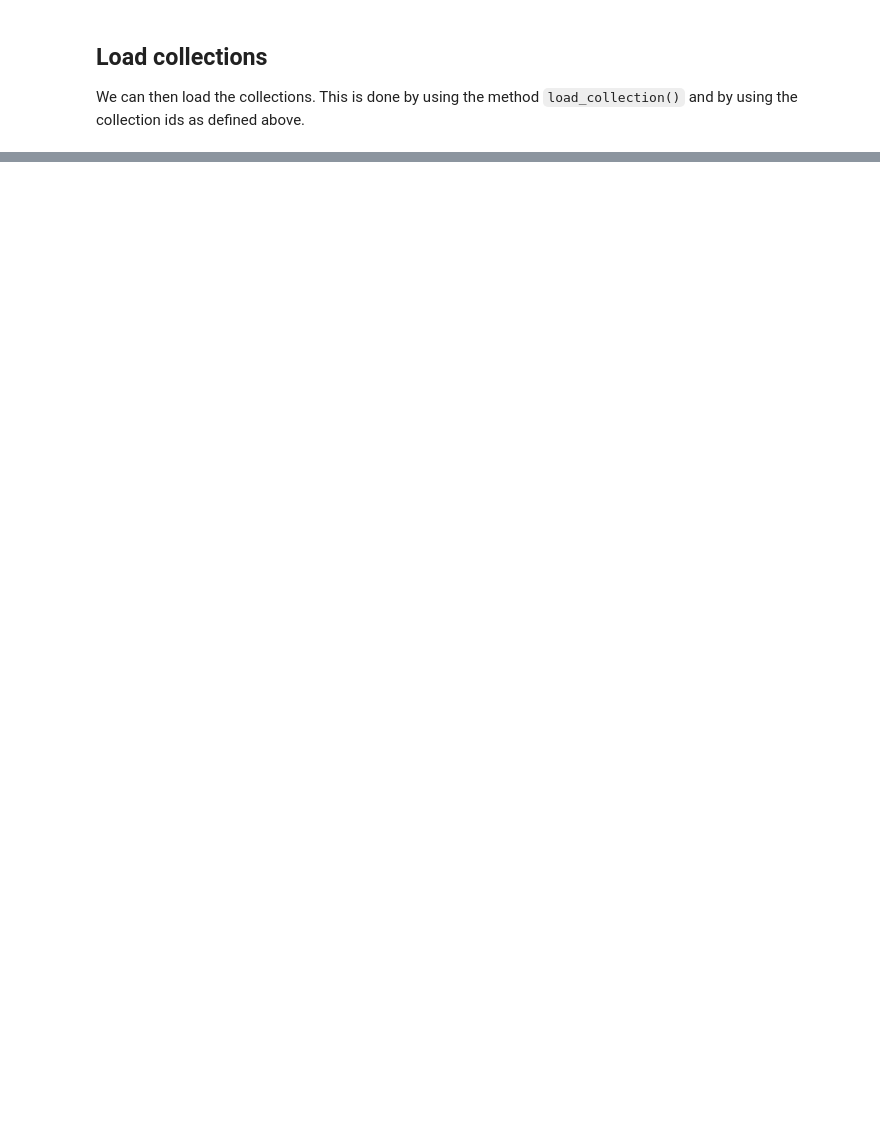
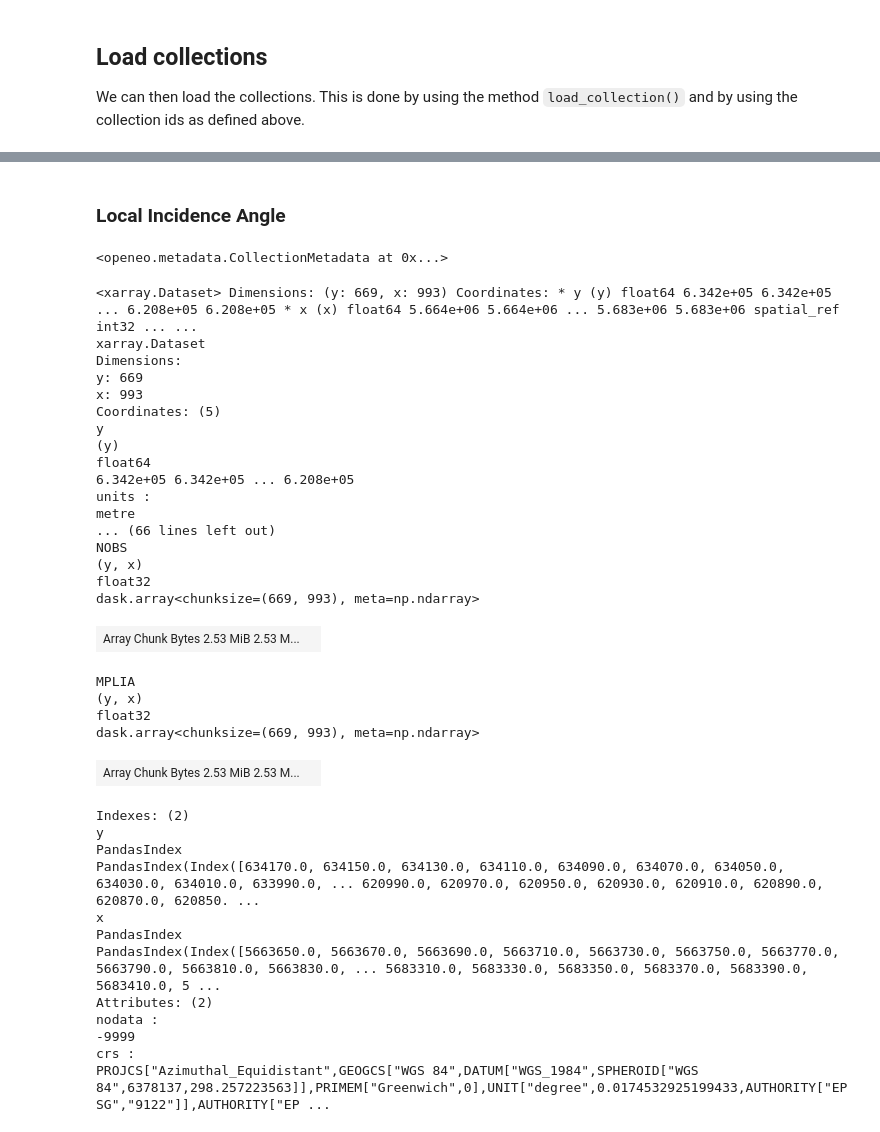
Before and after one commit to interTwin-eu/openeo-flood-mapper-local, a Jupyter notebook: notebooks/2_eodc_dc.ipynb, the cells around one changed output, grey strips where cells are left out. Saved outputs shown, nothing was run; the diff lists cells and outputs as text; code cells hidden in the pictures; blank space fills up the shorter version.

```diff
--- a/notebooks/2_eodc_dc.ipynb
+++ b/notebooks/2_eodc_dc.ipynb
@@ -62,0 +116,6 @@ plia_dc = connection.load_collection(
+# %% [markdown]
+### Local Incidence Angle
+# %%
+connection.collection_metadata("SENTINEL1_MPLIA")
+# %% [output]
+<openeo.metadata.CollectionMetadata at 0x...>
@@ -62,0 +133,39 @@ plia_dc = connection.load_collection(
+# %%
+plia_dc = xr.open_mfdataset("openEO_eodc/s1_parameters/PLIA-TAG/*.nc")
+plia_dc
+# %% [output]
+<xarray.Dataset> Dimensions: (y: 669, x: 993) Coordinates: * y (y) float64 6.342e+05 6.342e+05 ... 6.208e+05 6.208e+05 * x (x) float64 5.664e+06 5.664e+06 ... 5.683e+06 5.683e+06 spatial_ref int32 ... ...
+xarray.Dataset
+Dimensions:
+y: 669
+x: 993
+Coordinates: (5)
+y
+(y)
+float64
+6.342e+05 6.342e+05 ... 6.208e+05
+units :
+metre
+... (66 lines left out)
+NOBS
+(y, x)
+float32
+dask.array<chunksize=(669, 993), meta=np.ndarray>
+| Array Chunk Bytes 2.53 MiB 2.53 M... |  |
+MPLIA
+(y, x)
+float32
+dask.array<chunksize=(669, 993), meta=np.ndarray>
+| Array Chunk Bytes 2.53 MiB 2.53 M... |  |
+Indexes: (2)
+y
+PandasIndex
+PandasIndex(Index([634170.0, 634150.0, 634130.0, 634110.0, 634090.0, 634070.0, 634050.0, 634030.0, 634010.0, 633990.0, ... 620990.0, 620970.0, 620950.0, 620930.0, 620910.0, 620890.0, 620870.0, 620850. ...
+x
+PandasIndex
+PandasIndex(Index([5663650.0, 5663670.0, 5663690.0, 5663710.0, 5663730.0, 5663750.0, 5663770.0, 5663790.0, 5663810.0, 5663830.0, ... 5683310.0, 5683330.0, 5683350.0, 5683370.0, 5683390.0, 5683410.0, 5 ...
+Attributes: (2)
+nodata :
+-9999
+crs :
+PROJCS["Azimuthal_Equidistant",GEOGCS["WGS 84",DATUM["WGS_1984",SPHEROID["WGS 84",6378137,298.257223563]],PRIMEM["Greenwich",0],UNIT["degree",0.0174532925199433,AUTHORITY["EPSG","9122"]],AUTHORITY["EP ...
```
Also changed, not shown: parts of 13 cells of this notebook, 1 other file.
